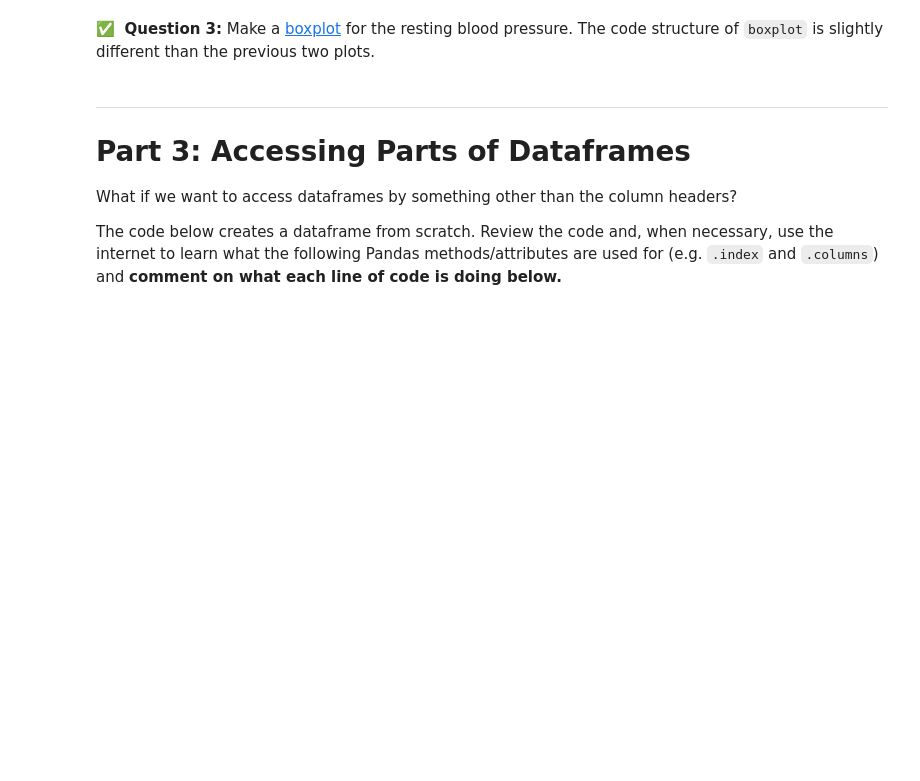
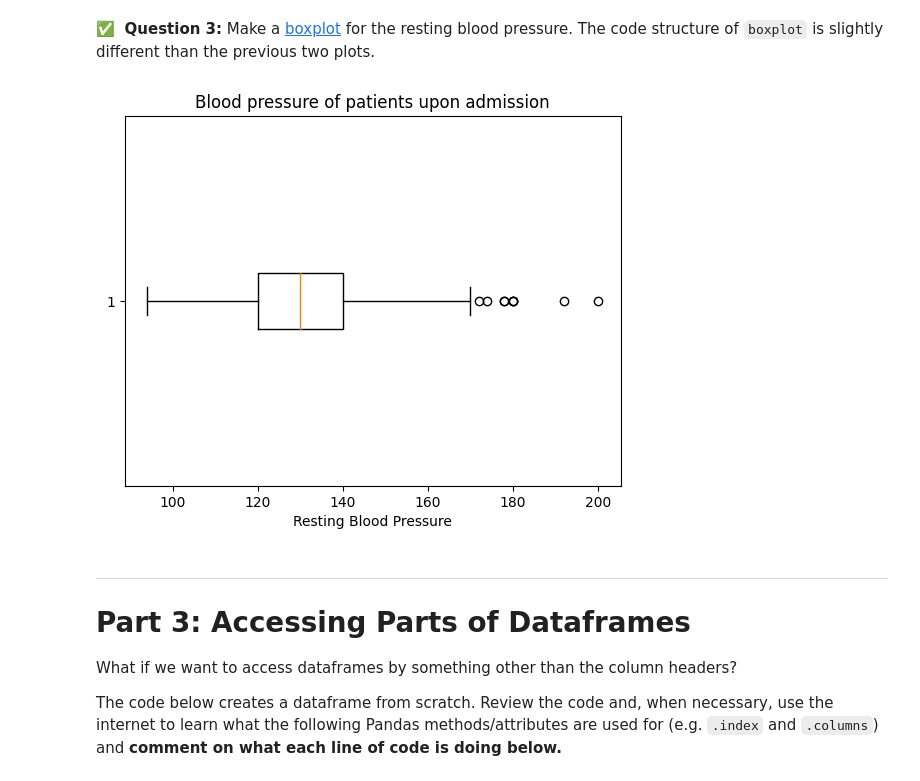
Before and after one commit to andrew-koren/cautious-adventure, a Jupyter notebook: my shit/cmse/Day-10_Pre-Class_Pandas-STUDENT.ipynb, the cells around one changed output. Saved outputs shown, nothing was run; the diff lists cells and outputs as text; code cells hidden in the pictures; blank space fills up the shorter version.

```diff
--- a/my shit/cmse/Day-10_Pre-Class_Pandas-STUDENT.ipynb
+++ b/my shit/cmse/Day-10_Pre-Class_Pandas-STUDENT.ipynb
@@ -210,3 +240,12 @@ Think back to (or refer to) the Great Lakes in-class assignment we did previousl
+# %%
+# Put your code here
+plt.boxplot(heart_disease_data['trestbps'],vert=False)
+plt.xlabel('Resting Blood Pressure')
+#plt.ylabel('Count')
+plt.title('Blood pressure of patients upon admission')
+plt.show()
+# %% [output]
+[figure, added]
 # %% [markdown]
 ---
 # Part 3: Accessing Parts of Dataframes
```
Also changed, not shown: parts of 12 cells of this notebook, 4 other files.
